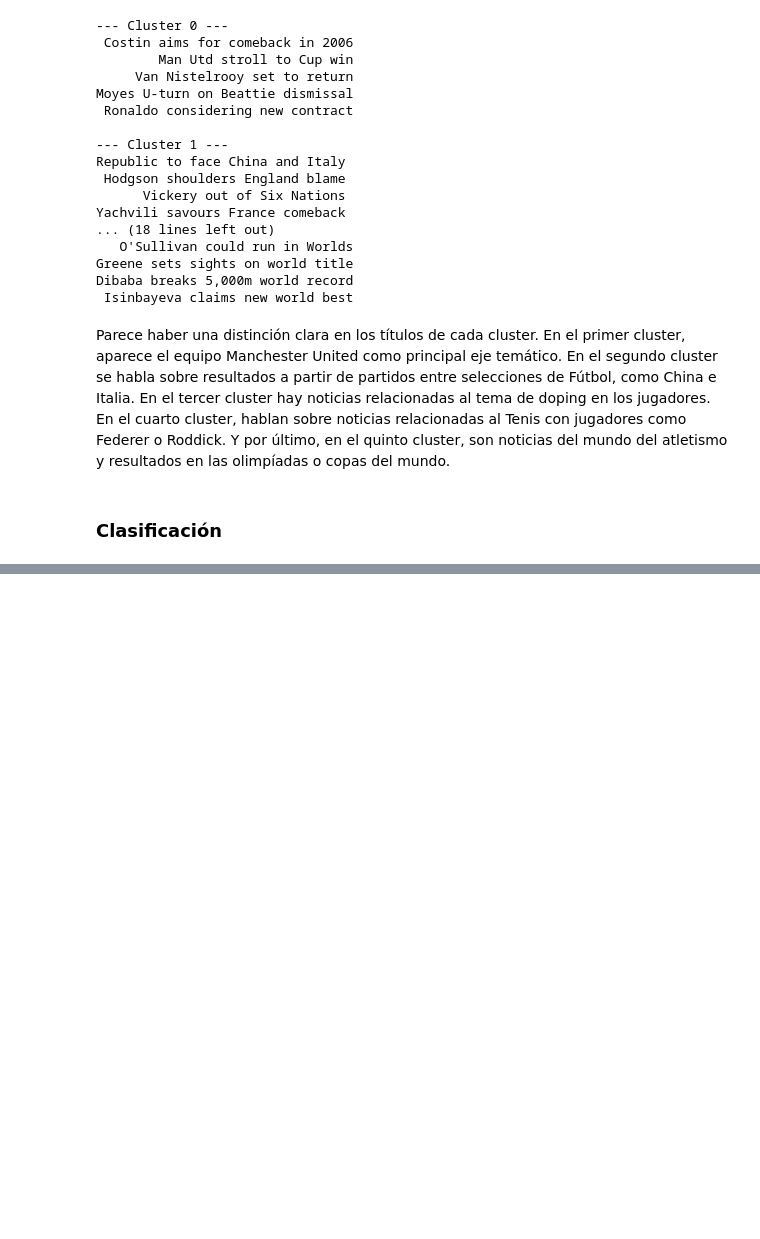
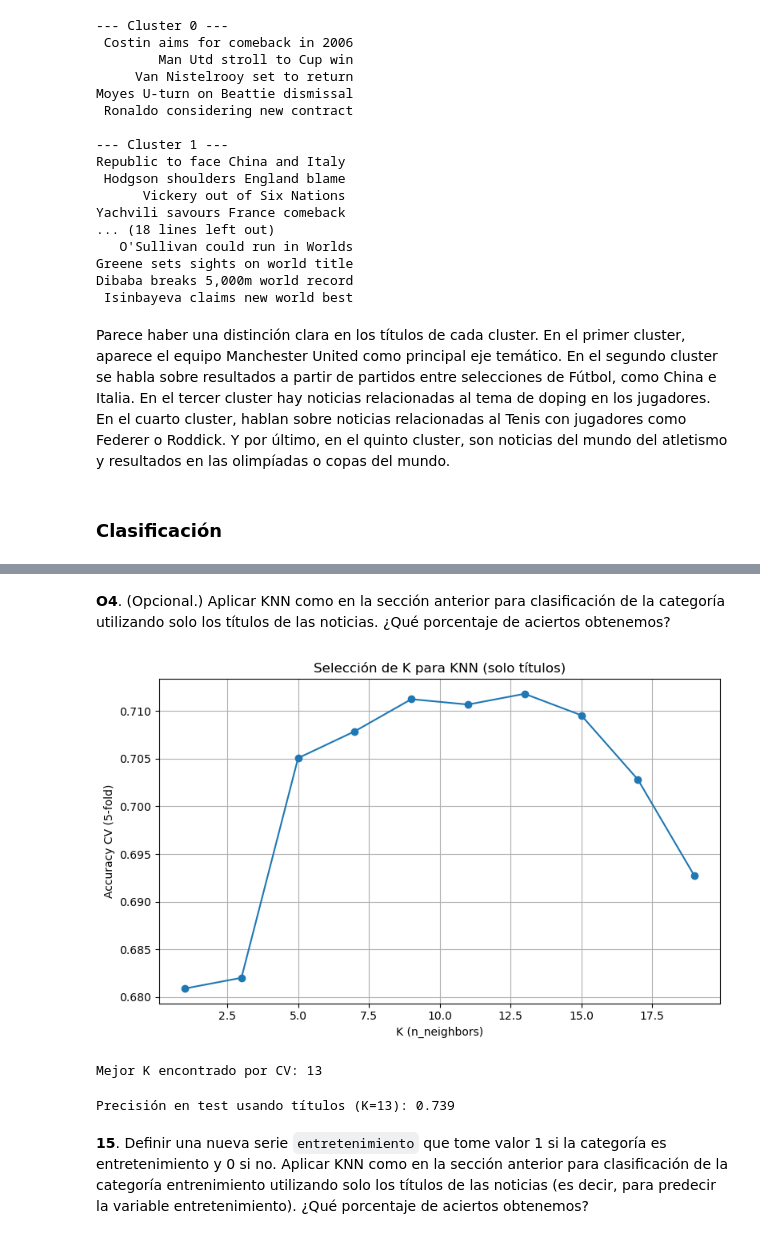
Before and after one commit to rodricoppa/TP2-LDD-IC, a Jupyter notebook: TP_2.ipynb, the cells around one changed output, grey strips where cells are left out. Cells and saved outputs as stored; diff of their text form; code cells hidden in the pictures; blank space fills up the shorter version.

```diff
--- a/TP_2.ipynb
+++ b/TP_2.ipynb
@@ -327,0 +558,9 @@ Parece haber una distinción clara en los títulos de cada cluster. En el primer
+# %%
+# Creamos vectorizador TF–IDF para títulos
+vectorizer_titles = TfidfVectorizer(analyzer=tokenize_and_stem,smooth_idf=False)
+# %%
+X_titles = vectorizer_titles.fit_transform(df_news['title'])
+
+df_titles_tfidf = pd.DataFrame(X_titles.toarray(),columns=vectorizer_titles.get_feature_names_out())
+
+df_titles_tfidf
@@ -327,0 +581,44 @@ Parece haber una distinción clara en los títulos de cada cluster. En el primer
+# %% [markdown]
+**O4**. (Opcional.) Aplicar KNN como en la sección anterior para clasificación de la categoría utilizando solo los títulos de las noticias. ¿Qué porcentaje de aciertos obtenemos?
+# %%
+# Definimos X y y
+X_titles = df_titles_tfidf.values
+y = df_news['category']
+
+# Separamos 80% train / 20% test
+X_tr, X_te, y_tr, y_te = train_test_split(X_titles, y, test_size=0.2, random_state=42, stratify=y)
+# %%
+# Selección de K (impares entre 1 y 19) con CV de 5 folds
+k_list = list(range(1, 20, 2))
+cv_means = []
+for k in k_list:
+    knn = KNeighborsClassifier(n_neighbors=k)
+    scores = cross_val_score(knn, X_tr, y_tr, cv=5, scoring='accuracy')
+    cv_means.append(scores.mean())
+# %%
+# Gráfico de accuracy vs. K
+plt.figure(figsize=(8,5))
+plt.plot(k_list, cv_means, marker='o')
+plt.xlabel('K (n_neighbors)')
+plt.ylabel('Accuracy CV (5-fold)')
+plt.title('Selección de K para KNN (solo títulos)')
+plt.grid(True)
+plt.tight_layout()
+plt.show()
+# %% [output]
+[figure, added]
+# %%
+# Mejor K y evaluación final
+best_k = k_list[np.argmax(cv_means)]
+print(f"Mejor K encontrado por CV: {best_k}")
+# %% [output]
+Mejor K encontrado por CV: 13
+# %%
+knn_final = KNeighborsClassifier(n_neighbors=best_k)
+knn_final.fit(X_tr, y_tr)
+acc_test = knn_final.score(X_te, y_te)
+print(f"Precisión en test usando títulos (K={best_k}): {acc_test:.3f}")
+# %% [output]
+Precisión en test usando títulos (K=13): 0.739
+# %% [markdown]
+**15**. Definir una nueva serie `entretenimiento` que tome valor 1 si la categoría es entretenimiento y 0 si no. Aplicar KNN como en la sección anterior para clasificación de la categoría entrenimiento utilizando solo los títulos de las noticias (es decir, para predecir la variable entretenimiento). ¿Qué porcentaje de aciertos obtenemos?
```
Also changed, not shown: parts of 49 cells of this notebook.
